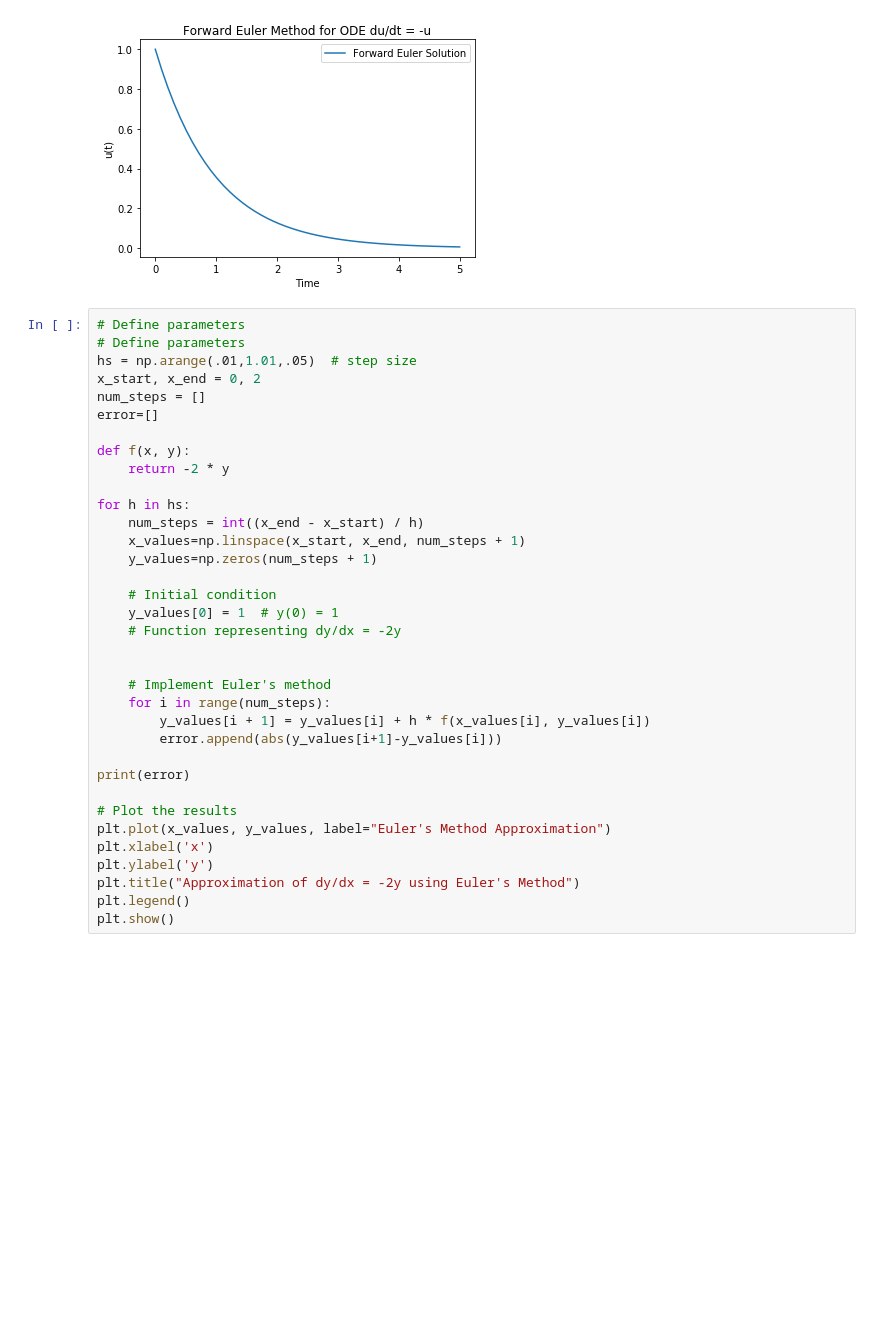
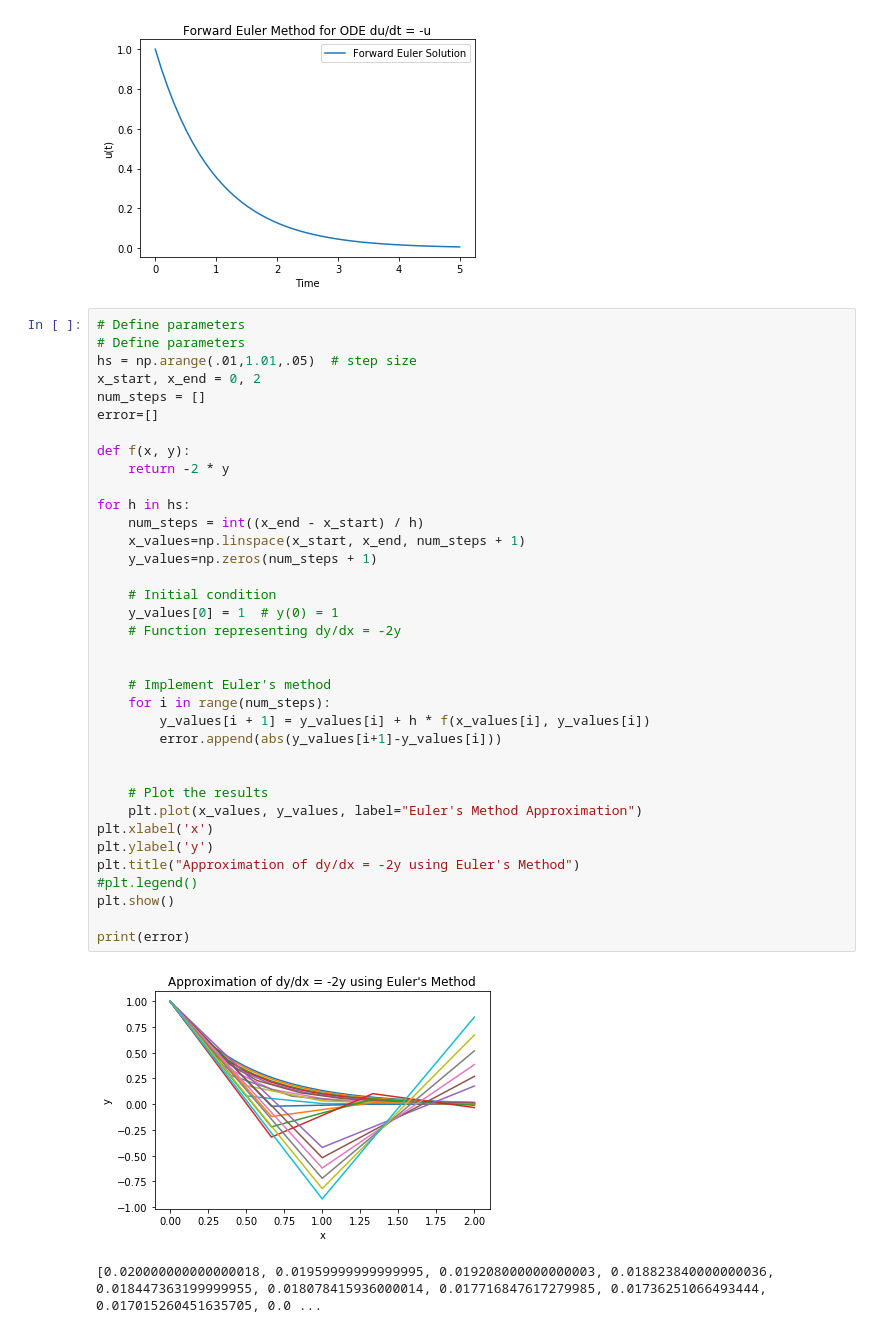
Before and after one commit to sk65556/coe311K, a Jupyter notebook: classwork/sk65556-CH15.ipynb, the cells around one changed output. Cells and saved outputs as stored; diff of their text form; blank space fills up the shorter version.

```diff
--- a/classwork/sk65556-CH15.ipynb
+++ b/classwork/sk65556-CH15.ipynb
@@ -85,34 +85,38 @@ plt.show()
 # Define parameters
 # Define parameters
 hs = np.arange(.01,1.01,.05)  # step size
 x_start, x_end = 0, 2
 num_steps = []
 error=[]
 
 def f(x, y):
     return -2 * y
 
 for h in hs:
     num_steps = int((x_end - x_start) / h)
     x_values=np.linspace(x_start, x_end, num_steps + 1)
     y_values=np.zeros(num_steps + 1)
 
     # Initial condition
     y_values[0] = 1  # y(0) = 1
     # Function representing dy/dx = -2y
 
 
     # Implement Euler's method
     for i in range(num_steps):
         y_values[i + 1] = y_values[i] + h * f(x_values[i], y_values[i])
         error.append(abs(y_values[i+1]-y_values[i]))
 
-print(error)
 
-# Plot the results
-plt.plot(x_values, y_values, label="Euler's Method Approximation")
+    # Plot the results
+    plt.plot(x_values, y_values, label="Euler's Method Approximation")
 plt.xlabel('x')
 plt.ylabel('y')
 plt.title("Approximation of dy/dx = -2y using Euler's Method")
-plt.legend()
+#plt.legend()
 plt.show()
+
+print(error)
+# %% [output]
+[figure, added]
+[0.020000000000000018, 0.01959999999999995, 0.019208000000000003, 0.018823840000000036, 0.018447363199999955, 0.018078415936000014, 0.017716847617279985, 0.01736251066493444, 0.017015260451635705, 0.0 ...
```
